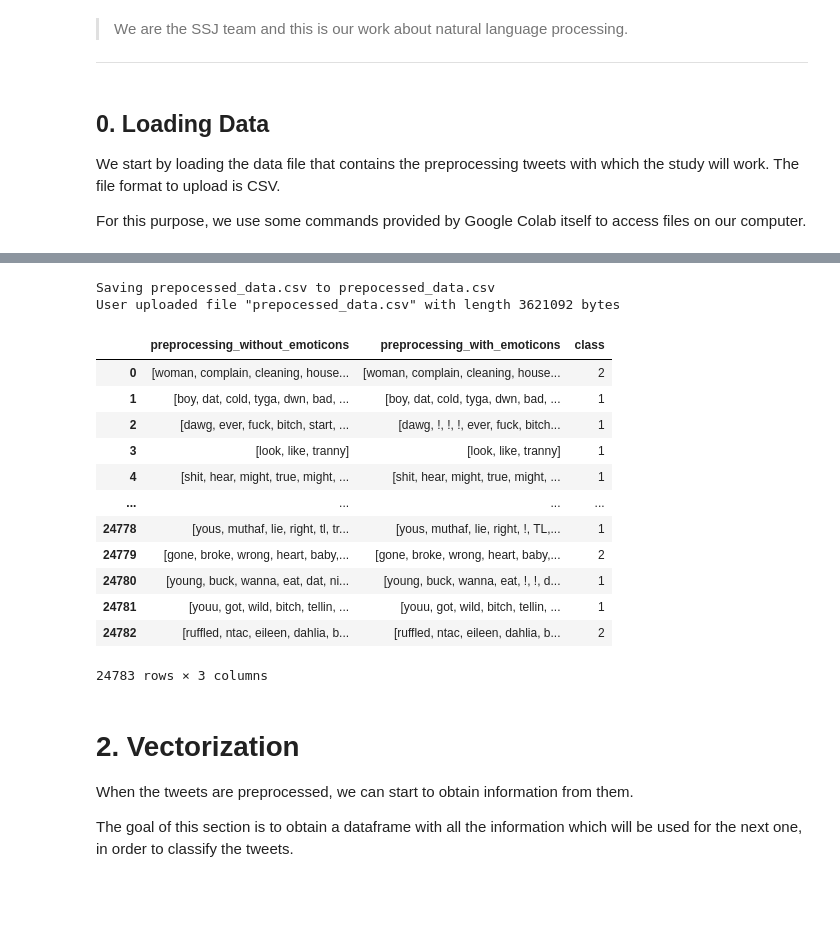
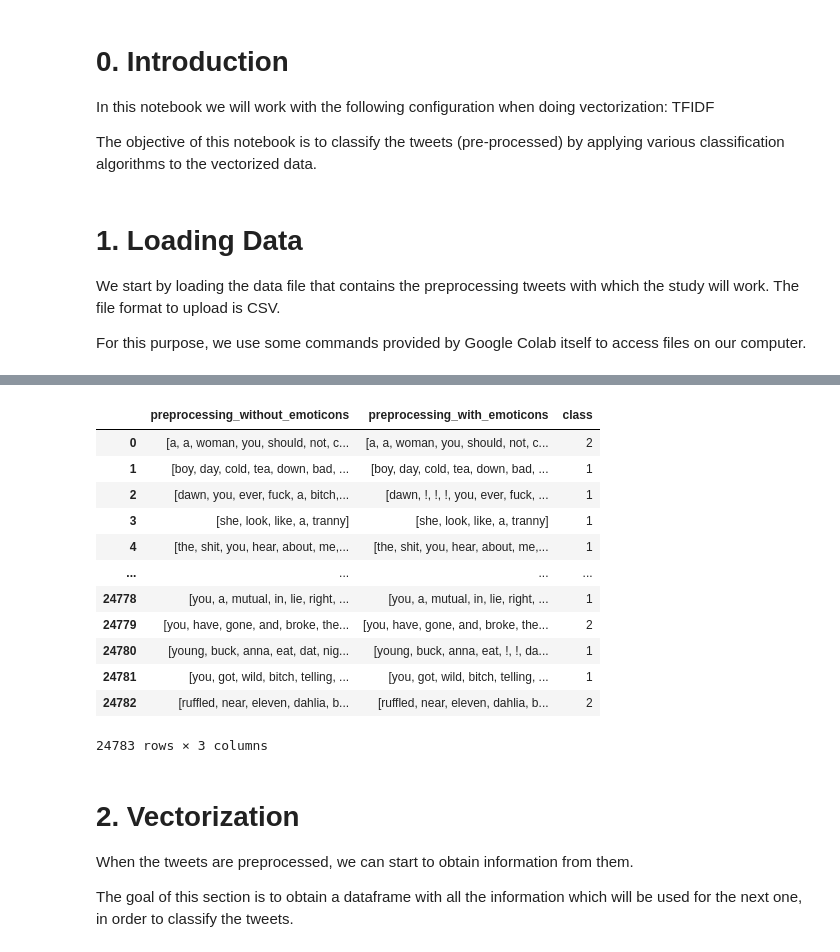
Before and after one commit to sergiobm3/ESI_MachineLearning, a Jupyter notebook: TFIDF.ipynb, the cells around one changed output, grey strips where cells are left out. Cells and saved outputs as stored; diff of their text form; code cells hidden in the pictures; blank space fills up the shorter version.

Commit message:
Cambios en TFIDF.

```diff
--- a/TFIDF.ipynb
+++ b/TFIDF.ipynb
@@ -3,9 +1,9 @@
-# %% [markdown]
-
-
-> We are the SSJ team and this is our work about natural language processing.
-
----
+# %% [markdown]
+# 0. Introduction
+
+In this notebook we will work with the following configuration when doing vectorization: TFIDF
+
+The objective of this notebook is to classify the tweets (pre-processed) by applying various classification algorithms to the vectorized data.
 # %%
 import io
 import pandas as pd
@@ -26,18 +24,13 @@ import matplotlib.pyplot as plt
 from sklearn.metrics import accuracy_score
 from sklearn.metrics import classification_report
 # %% [markdown]
-## 0. Loading Data
+# 1. Loading Data
 
 We start by loading the data file that contains the preprocessing tweets with which the study will work. The file format to upload is CSV.
 
 For this purpose, we use some commands provided by Google Colab itself to access files on our computer.
 # %%
-uploaded = files.upload()
-
-for fn in uploaded.keys():
-  print('User uploaded file "{name}" with length {length} bytes'.format(
-      name=fn, length=len(uploaded[fn])))
-  df = pd.read_csv(io.StringIO(uploaded[fn].decode('utf-8')),sep=',')
+df = pd.read_csv('./prepocessed_data.csv', sep=',')
 
 with_e = []
 without_e = []
@@ -54,18 +46,16 @@ df
+|  | preprocessing_without_emoticons | preprocessing_with_emoticons | class |
+| 0 | [a, a, woman, you, should, not, c... | [a, a, woman, you, should, not, c... | 2 |
+| 1 | [boy, day, cold, tea, down, bad, ... | [boy, day, cold, tea, down, bad, ... | 1 |
+| 2 | [dawn, you, ever, fuck, a, bitch,... | [dawn, !, !, !, you, ever, fuck, ... | 1 |
+| 3 | [she, look, like, a, tranny] | [she, look, like, a, tranny] | 1 |
+| 4 | [the, shit, you, hear, about, me,... | [the, shit, you, hear, about, me,... | 1 |
+| ... | ... | ... | ... |
+| 24778 | [you, a, mutual, in, lie, right, ... | [you, a, mutual, in, lie, right, ... | 1 |
+| 24779 | [you, have, gone, and, broke, the... | [you, have, gone, and, broke, the... | 2 |
+| 24780 | [young, buck, anna, eat, dat, nig... | [young, buck, anna, eat, !, !, da... | 1 |
+| 24781 | [you, got, wild, bitch, telling, ... | [you, got, wild, bitch, telling, ... | 1 |
+| 24782 | [ruffled, near, eleven, dahlia, b... | [ruffled, near, eleven, dahlia, b... | 2 |
-Saving prepocessed_data.csv to prepocessed_data.csv
-User uploaded file "prepocessed_data.csv" with length 3621092 bytes
+24783 rows × 3 columns
-|  | preprocessing_without_emoticons | preprocessing_with_emoticons | class |
-| 0 | [woman, complain, cleaning, house... | [woman, complain, cleaning, house... | 2 |
-| 1 | [boy, dat, cold, tyga, dwn, bad, ... | [boy, dat, cold, tyga, dwn, bad, ... | 1 |
-| 2 | [dawg, ever, fuck, bitch, start, ... | [dawg, !, !, !, ever, fuck, bitch... | 1 |
-| 3 | [look, like, tranny] | [look, like, tranny] | 1 |
-| 4 | [shit, hear, might, true, might, ... | [shit, hear, might, true, might, ... | 1 |
-| ... | ... | ... | ... |
-| 24778 | [yous, muthaf, lie, right, tl, tr... | [yous, muthaf, lie, right, !, TL,... | 1 |
-| 24779 | [gone, broke, wrong, heart, baby,... | [gone, broke, wrong, heart, baby,... | 2 |
-| 24780 | [young, buck, wanna, eat, dat, ni... | [young, buck, wanna, eat, !, !, d... | 1 |
-| 24781 | [youu, got, wild, bitch, tellin, ... | [youu, got, wild, bitch, tellin, ... | 1 |
-| 24782 | [ruffled, ntac, eileen, dahlia, b... | [ruffled, ntac, eileen, dahlia, b... | 2 |
-24783 rows × 3 columns
 # %% [markdown]
 # 2. Vectorization
 
```
Also changed, not shown: parts of 5 cells of this notebook.
